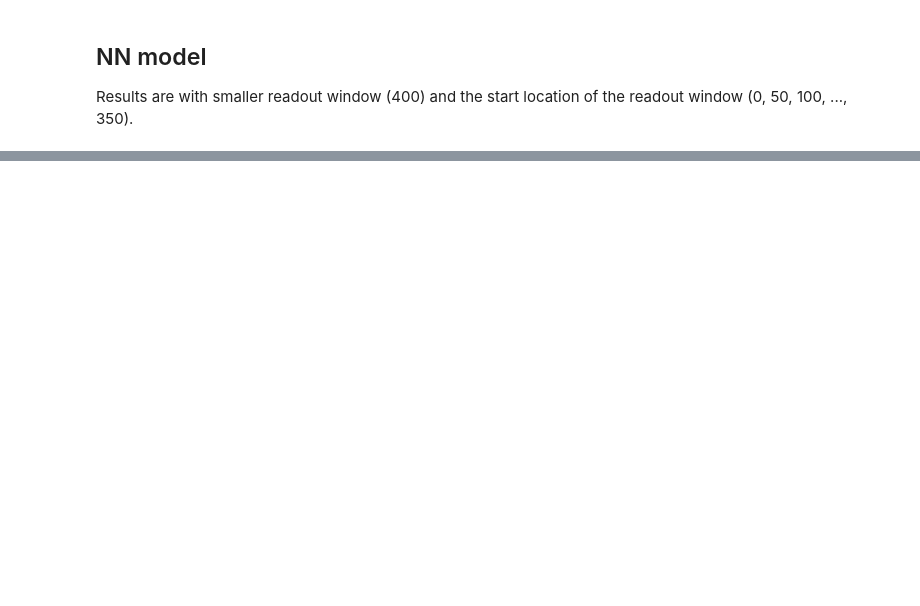
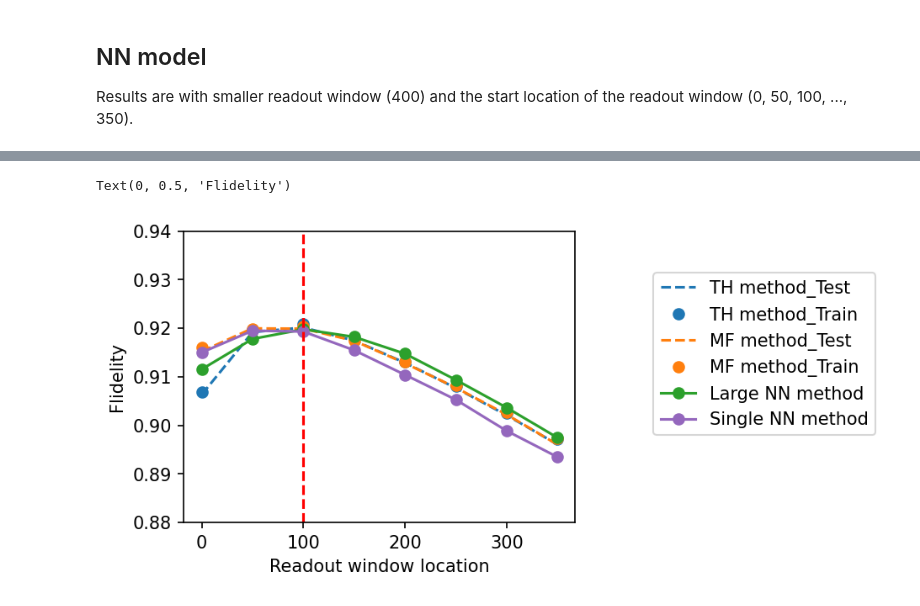
Before and after one commit to fastmachinelearning/ml-quantum-readout, a Jupyter notebook: notebooks/MF_TH_NN_method-with-moving-window.ipynb, the cells around one changed output, grey strips where cells are left out. Cells and saved outputs as stored; diff of their text form; code cells hidden in the pictures; blank space fills up the shorter version.

Commit message:
Removing unused import, combining figures

```diff
--- a/notebooks/MF_TH_NN_method-with-moving-window.ipynb
+++ b/notebooks/MF_TH_NN_method-with-moving-window.ipynb
@@ -704,0 +786,17 @@ Fidelity [0.91544 0.9197  0.91946 0.91538 0.91042 0.90522 0.89888 0.89318]
+# %%
+figure(figsize = (4,3), dpi = 150)
+plot(readout_loc_list, all_fidelity, '--', color = 'C0', label = 'TH method_Test')
+plot(readout_loc_list, all_fidelity_train, 'o', color = 'C0',label = 'TH method_Train')
+plot(readout_loc_list, all_fidelity_MF_test, '--', color = 'C1', label = 'MF method_Test')
+plot(readout_loc_list, all_fidelity_MF_train, 'o', color = 'C1', label = 'MF method_Train')
+plot(readout_loc_list, np.array(ml_accuracy)*2-1, 'o-', color = 'C2', label = 'Large NN method')
+plot(readout_loc_list, np.array(sl_accuracy)*2-1, 'o-', color = 'C4', label = 'Single NN method')
+
+axvline(100, ls = '--', color = 'red')
+legend(loc = (1.2,.3))
+ylim(0.88,0.94)
+xlabel('Readout window location')
+ylabel('Flidelity')
+# %% [output]
+Text(0, 0.5, 'Flidelity')
+[figure, added]
```
Also changed, not shown: parts of 15 cells of this notebook.
